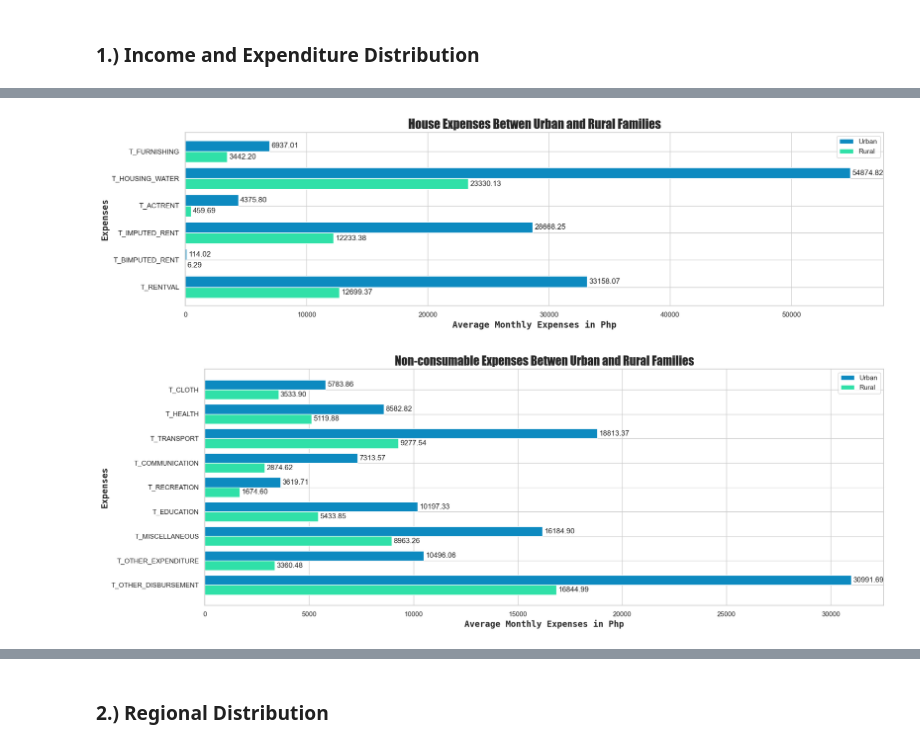
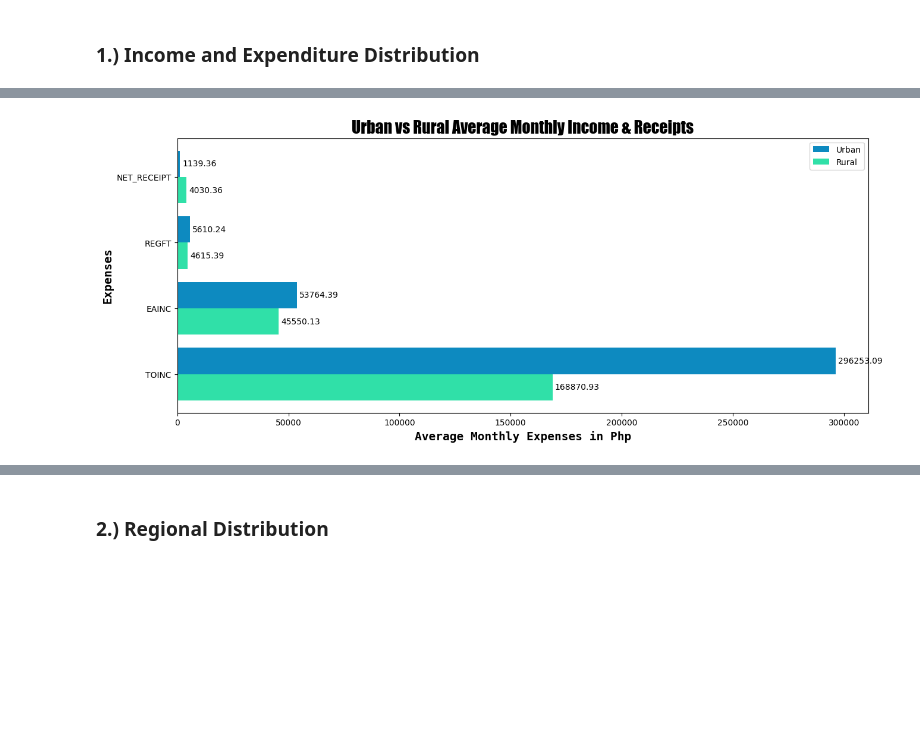
Before and after one commit to NebulaRojo9/STINTSY-MCO, a Jupyter notebook: Group2_nb.ipynb, the cells around one changed output, grey strips where cells are left out. Saved outputs shown, nothing was run; the diff lists cells and outputs as text; code cells hidden in the pictures; blank space fills up the shorter version.

```diff
--- a/Group2_nb.ipynb
+++ b/Group2_nb.ipynb
@@ -132,17 +211,27 @@ There are no duplicates
 # %% [markdown]
  ### **1.) Income and Expenditure Distribution**
 # %%
-columns = ws_or_na_df.columns
+columns = fies_subset_df.columns
+
 T_columns = [col for col in columns if col.startswith("T_")] # categories
-NET_columns = [col for col in columns if col.startswith("NET_")] # categories
-NET_columns.extend(["REGFT","EAINC","TOINC"])
 
-rural_df =  ws_or_na_df[ws_or_na_df["URB"] == 2]
-urban_df = ws_or_na_df[ws_or_na_df["URB"] == 1]
+income_prefixes = ("NET_", "REGFT", "EAINC", "TOINC")
+NET_columns = [col for col in columns if col.upper().startswith(income_prefixes)] # categories
 
+rural_df =  fies_subset_df[fies_subset_df["URB"] == 2]
+urban_df = fies_subset_df[fies_subset_df["URB"] == 1]
+
+# Monthly expenses categories
 rural_T_df = rural_df[T_columns]
 urban_T_df = urban_df[T_columns]
 
 rural_T_mean_sr = rural_T_df.mean()
 urban_T_mean_sr = urban_T_df.mean()
+
+# Income and receipts categories
+rural_NET_df = rural_df[NET_columns]
+urban_NET_df = urban_df[NET_columns]
+
+rural_NET_mean_sr = rural_NET_df.mean()
+urban_NET_mean_sr = urban_NET_df.mean()
 # %%
@@ -165,18 +250,13 @@ compareChart(n, categories, 20, 3, urban, rural, title)
 # %%
-categories = ["T_FURNISHING", "T_HOUSING_WATER", "T_ACTRENT", "T_IMPUTED_RENT", "T_BIMPUTED_RENT","T_RENTVAL"]
-n = len(categories)
-urban = urban_T_mean_sr[categories]
-rural = rural_T_mean_sr[categories]
-title = "House Expenses Betwen Urban and Rural Families"
-compareChart(n, categories, 20, 5, urban, rural, title)
+# Compare the average monthly income and receipts of urban and rural households
+compareChart(
+    n=len(NET_columns),
+    cat=NET_columns,
+    figwidth=15,
+    figheight=6,
+    urban_columns=urban_NET_mean_sr.values,
+    rural_columns=rural_NET_mean_sr.values,
+    title="Urban vs Rural Average Monthly Income & Receipts"
+)
 # %% [output]
-[figure, old version]
+[figure, new version]
-# %%
-categories = ["T_CLOTH", "T_HEALTH", "T_TRANSPORT", "T_COMMUNICATION", "T_RECREATION", "T_EDUCATION", "T_MISCELLANEOUS", "T_OTHER_EXPENDITURE", "T_OTHER_DISBURSEMENT"]
-n = len(categories)
-urban = urban_T_mean_sr[categories]
-rural = rural_T_mean_sr[categories]
-title = "Non-consumable Expenses Betwen Urban and Rural Families"
-compareChart(n, categories, 20, 7, urban, rural, title)
-# %% [output]
-[figure, removed]
```
Also changed, not shown: parts of 25 cells of this notebook.
